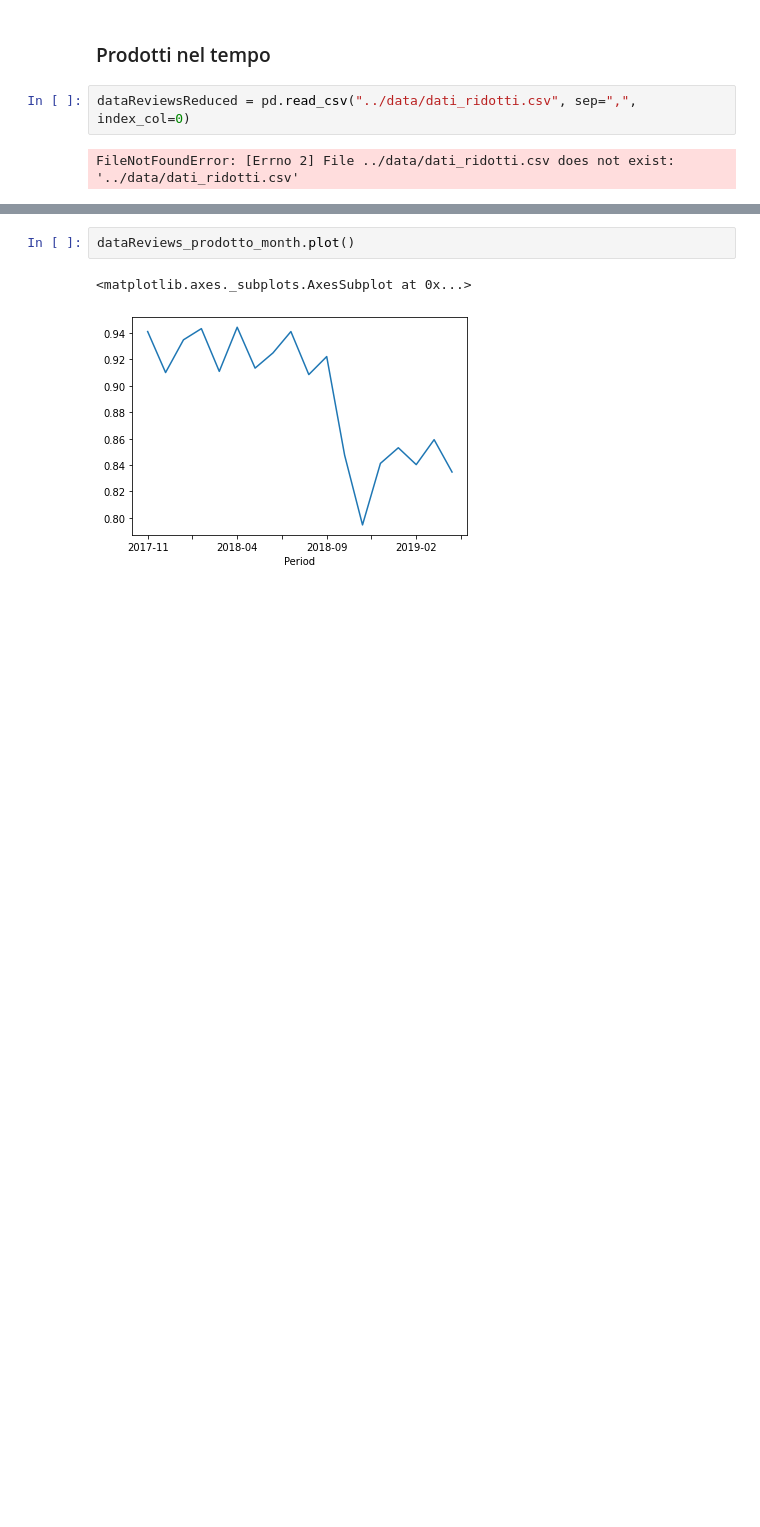
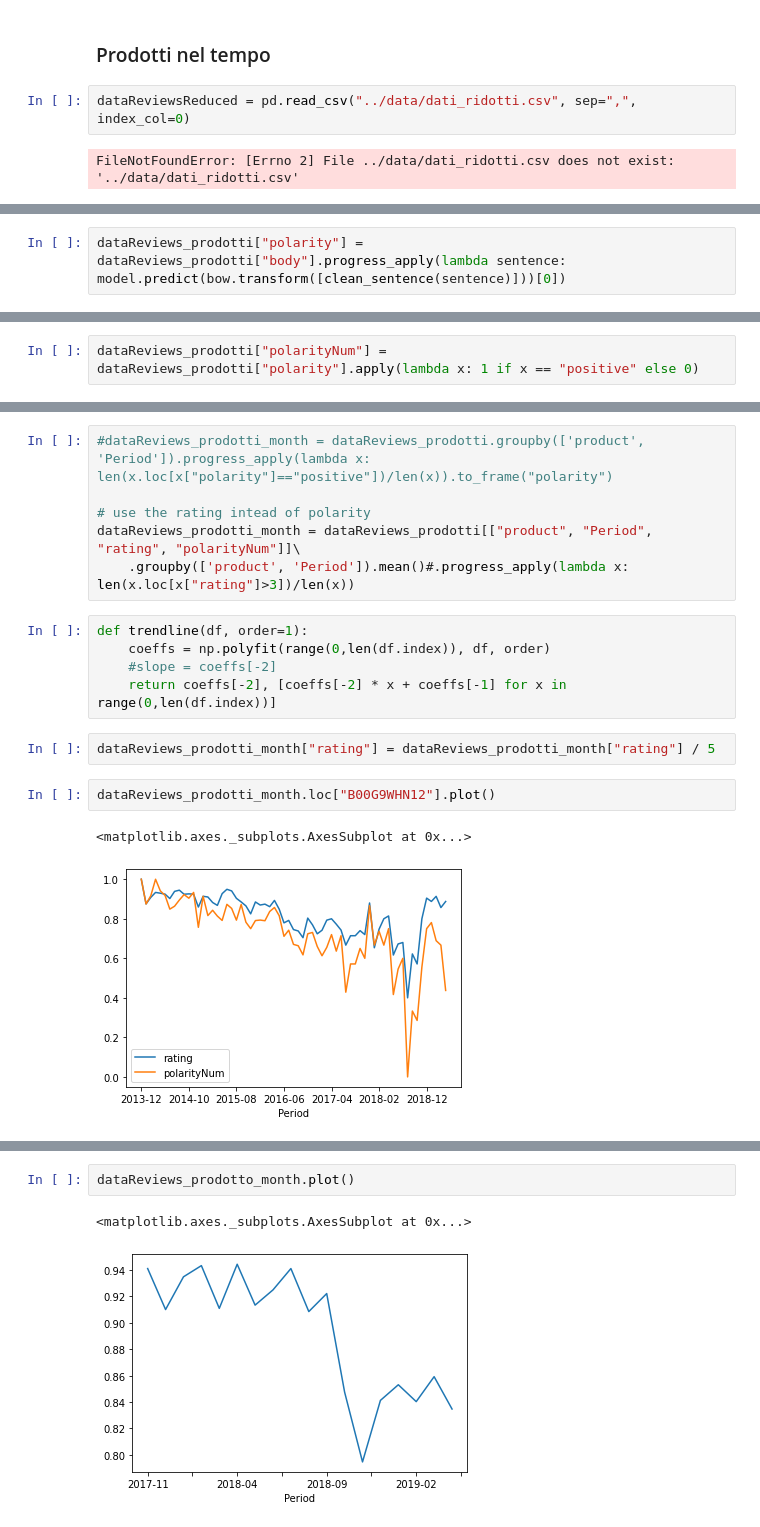
Before and after one commit to rpo19/DataAnalyticsProject, a Jupyter notebook: src/ML.ipynb, the cells around one changed output, grey strips where cells are left out. Cells and saved outputs as stored; diff of their text form; blank space fills up the shorter version.

Commit message:
datareviewes month

```diff
--- a/src/ML.ipynb
+++ b/src/ML.ipynb
@@ -422,0 +393,2 @@ dtype: float64
+# %%
+dataReviews_prodotti["polarity"] = dataReviews_prodotti["body"].progress_apply(lambda sentence: model.predict(bow.transform([clean_sentence(sentence)]))[0])
@@ -422,0 +417,2 @@ dtype: float64
+# %%
+dataReviews_prodotti["polarityNum"] = dataReviews_prodotti["polarity"].apply(lambda x: 1 if x == "positive" else 0)
@@ -422,0 +441,18 @@ dtype: float64
+# %%
+#dataReviews_prodotti_month = dataReviews_prodotti.groupby(['product', 'Period']).progress_apply(lambda x: len(x.loc[x["polarity"]=="positive"])/len(x)).to_frame("polarity")
+
+# use the rating intead of polarity
+dataReviews_prodotti_month = dataReviews_prodotti[["product", "Period", "rating", "polarityNum"]]\
+    .groupby(['product', 'Period']).mean()#.progress_apply(lambda x: len(x.loc[x["rating"]>3])/len(x))
+# %%
+def trendline(df, order=1):
+    coeffs = np.polyfit(range(0,len(df.index)), df, order)
+    #slope = coeffs[-2]
+    return coeffs[-2], [coeffs[-2] * x + coeffs[-1] for x in range(0,len(df.index))]
+# %%
+dataReviews_prodotti_month["rating"] = dataReviews_prodotti_month["rating"] / 5
+# %%
+dataReviews_prodotti_month.loc["B00G9WHN12"].plot()
+# %% [output]
+<matplotlib.axes._subplots.AxesSubplot at 0x...>
+[figure, added]
```
Also changed, not shown: parts of 48 cells of this notebook, 1 other file.
